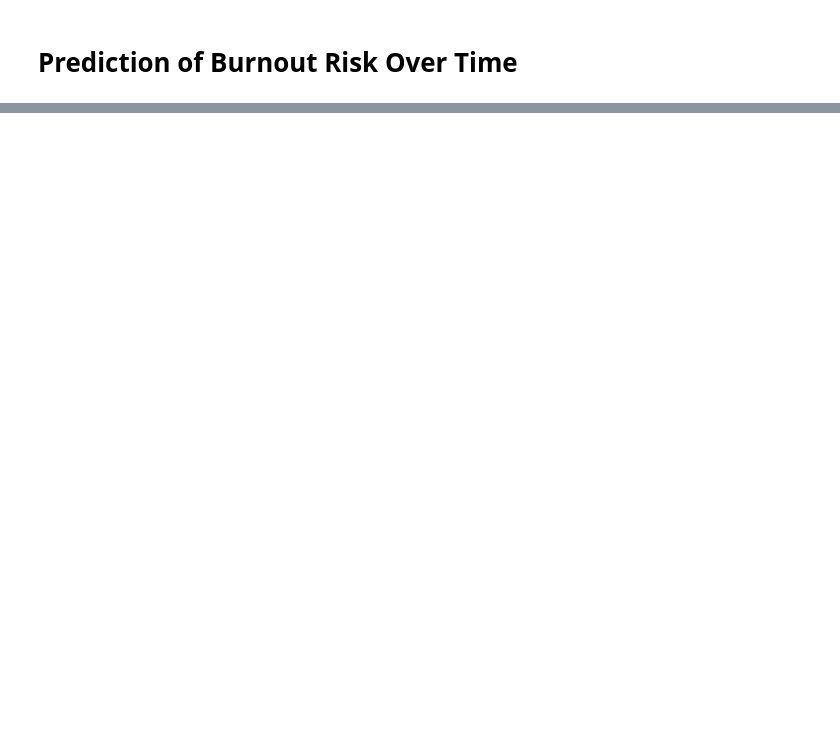
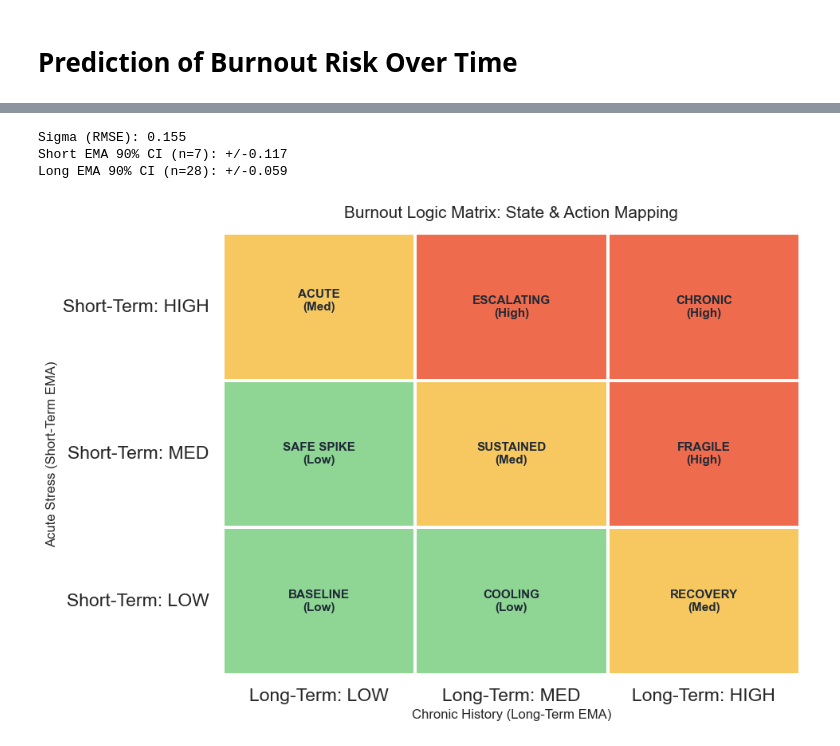
Before and after one commit to MinAungOo64/DSA4262-BurnoutManager, a Jupyter notebook: Burnout Simulation.ipynb, the cells around one changed output, grey strips where cells are left out. Drawn from its saved outputs; the diff is of its cells as text; code cells hidden in the pictures; blank space fills up the shorter version.

Commit message:
Update burnout simulation

```diff
--- a/Burnout Simulation.ipynb
+++ b/Burnout Simulation.ipynb
@@ -172,0 +378,62 @@ Day 30: Predicted Stress=0.704 (), EMA=0.744 => Burnout Tier: HIGH | Action: Imm
+# %%
+# Display CI values used in the two EMA CI plots
+sigma = 0.155  # RMSE
+short_ci = calculate_confidence(sigma=sigma, n=7, confidence_level=0.90)
+long_ci = calculate_confidence(sigma=sigma, n=28, confidence_level=0.90)
+
+print(f"Sigma (RMSE): {sigma:.3f}")
+print(f"Short EMA 90% CI (n=7): +/-{short_ci:.3f}")
+print(f"Long EMA 90% CI (n=28): +/-{long_ci:.3f}")
+# %% [output]
+Sigma (RMSE): 0.155
+Short EMA 90% CI (n=7): +/-0.117
+Long EMA 90% CI (n=28): +/-0.059
+# %%
+import seaborn as sns
+import matplotlib.pyplot as plt
+import numpy as np
+from matplotlib.colors import ListedColormap
+
+# 1. Map our 9 states to numeric values for coloring
+# 0 = Low (Green), 1 = Med (Amber), 2 = High (Coral)
+logic_values = np.array([
+    [1, 2, 2],  # (Acute, Escalating, Chronic)
+    [0, 1, 2],  # (Safe Spike, Sustained, Fragile)
+    [0, 0, 1]   # (Baseline, Cooling, Recovery)
+])
+
+# 2. Define the labels for the cells
+labels = np.array([
+    ["ACUTE\n(Med)\n", "ESCALATING\n(High)", "CHRONIC\n(High)"],
+    ["SAFE SPIKE\n(Low)", "SUSTAINED\n(Med)", "FRAGILE\n(High)"],
+    ["BASELINE\n(Low)", "COOLING\n(Low)", "RECOVERY\n(Med)"]
+])
+
+# 3. Use a softer, clearer custom palette (low -> medium -> high)
+burnout_cmap = ListedColormap(["#8FD694", "#F6C85F", "#EE6C4D"])
+
+plt.figure(figsize=(10, 7))
+ax = sns.heatmap(
+    logic_values,
+    annot=labels,
+    fmt="",
+    cmap=burnout_cmap,
+    cbar=False,
+    linewidths=1.5,
+    linecolor="#FFFFFF",
+    xticklabels=["Long-Term: LOW", "Long-Term: MED", "Long-Term: HIGH"],
+    yticklabels=["Short-Term: HIGH", "Short-Term: MED", "Short-Term: LOW"],
+    annot_kws={"fontsize": 11, "fontweight": "semibold", "color": "#1F2937"}
+)
+
+plt.title("Burnout Logic Matrix: State & Action Mapping", fontsize=15, pad=14)
+plt.xlabel("Chronic History (Long-Term EMA)", fontsize=12)
+plt.ylabel("Acute Stress (Short-Term EMA)", fontsize=12)
+
+# Keep y-axis labels horizontal for readability
+ax.set_yticklabels(ax.get_yticklabels(), rotation=0)
+ax.set_xticklabels(ax.get_xticklabels(), rotation=0)
+plt.tight_layout()
+plt.show()
+# %% [output]
+[figure, added]
```
Also changed, not shown: parts of 9 cells of this notebook.
